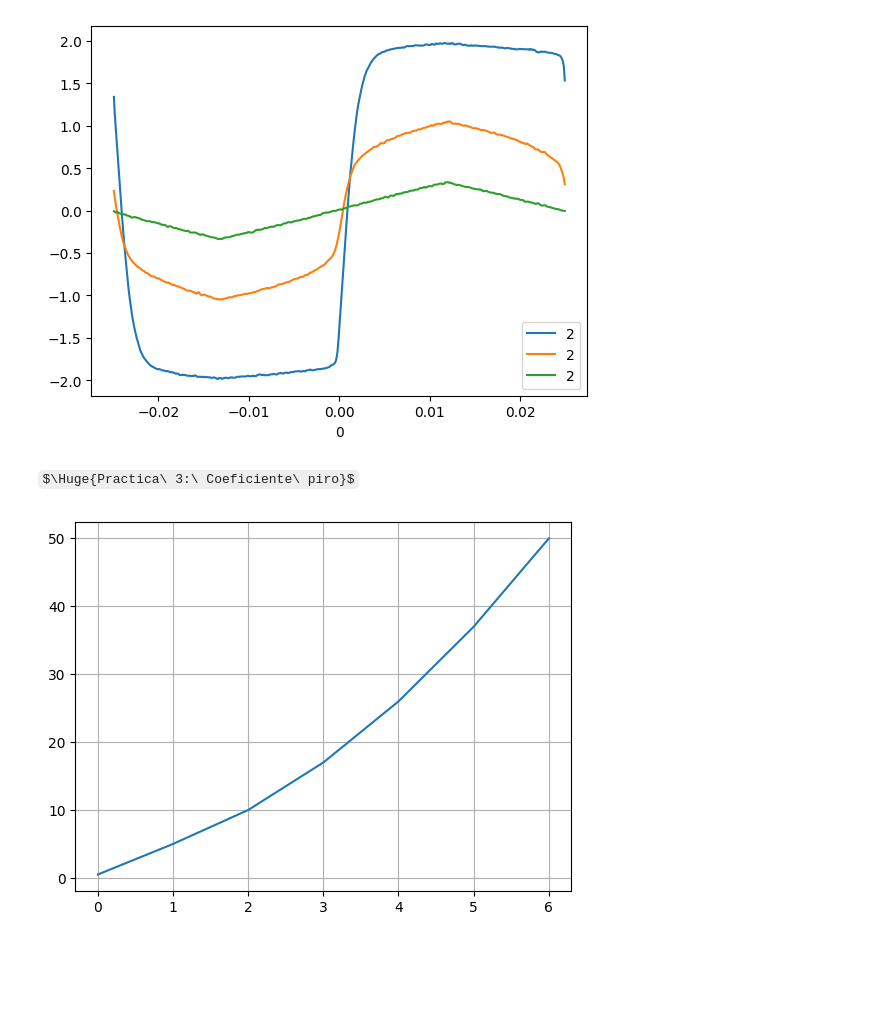
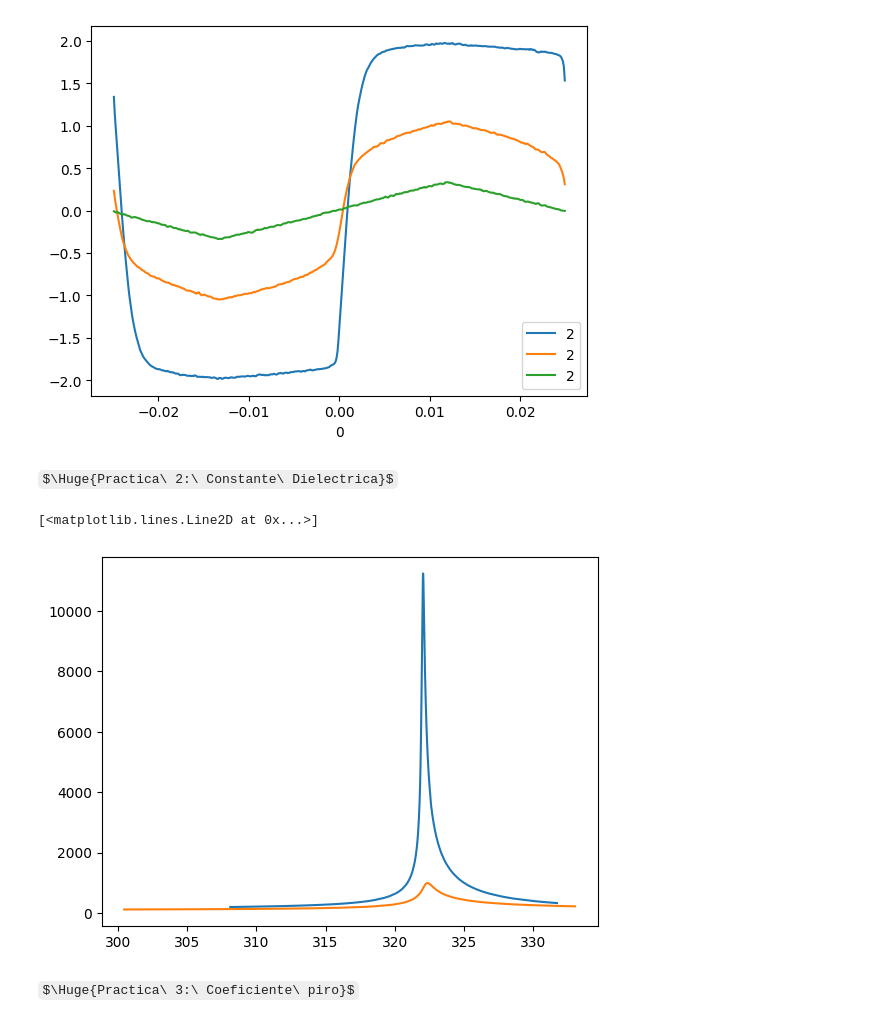
Before and after one commit to albertopeinador/termicas, a Jupyter notebook: lab_termo.ipynb, the cells around one changed output. Saved outputs shown, nothing was run; the diff lists cells and outputs as text; code cells hidden in the pictures; some formulas as TeX source; blank space fills up the shorter version.

```diff
--- a/lab_termo.ipynb
+++ b/lab_termo.ipynb
@@ -54,5 +54,28 @@ for i in list_of_cicles:
 # %% [output]
 [figure]
 [figure]
+# %% [markdown]
+$\Huge{Practica\ 2:\ Constante\ Dielectrica}$
+# %%
+e0 = 8.85e-12
+S_TGS = 64e-6
+d_TGS = 2.1e-3
+S_LATGS = 86e-6
+d_LATGS = 2.2e-3
+
+fig = plt.figure()
+ax = fig.add_subplot(1,1,1)
+
+C_TGS = pd.read_csv('datos_practicas_23_24/cd_tgs.dat', header=None)
+C_LATGS = pd.read_csv('datos_practicas_23_24/cd_latgs.dat', header=None)
+
+e_TGS = C_TGS [1] * d_TGS / e0 / S_TGS
+e_LATGS = C_LATGS [1] * d_LATGS / e0 / S_LATGS
+
+ax.plot(C_TGS[0].loc[:], e_TGS.loc[:])
+ax.plot(C_LATGS[0].loc[:], e_LATGS.loc[:])
+# %% [output]
+[<matplotlib.lines.Line2D at 0x...>]
+[figure, added]
 # %% [markdown]
 $\Huge{Practica\ 3:\ Coeficiente\ piro}$
@@ -69,14 +82,3 @@ def pandas_integrate (x, y):
-# %%
-from scipy.integrate import cumtrapz
-
-df = pd.DataFrame(([0, 0], [1, 1], [2, 4], [3, 6], [4, 8], [5, 10], [6, 12], [7, 14]))
-fig2 = plt.figure()
-ax2 = fig2.add_subplot(1,1,1)
-P = cumtrapz(df[0], df[1])
-ax2.plot(df[0].loc[:len(P)-1], P)
-plt.grid()
-# %% [output]
-[figure, removed]
 # %%
 #   Load Data
 
```
Also changed, not shown: parts of 4 cells of this notebook.
